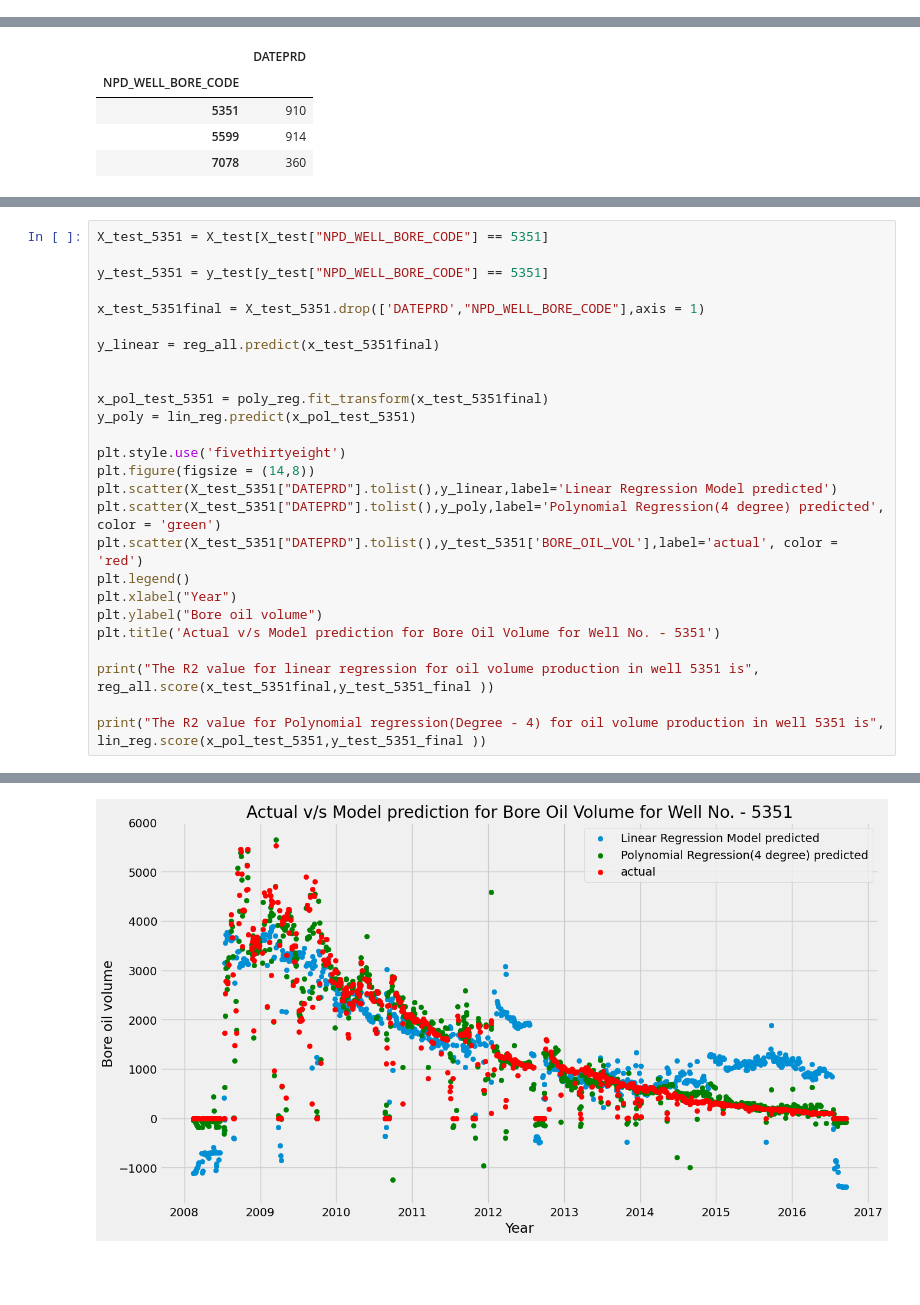
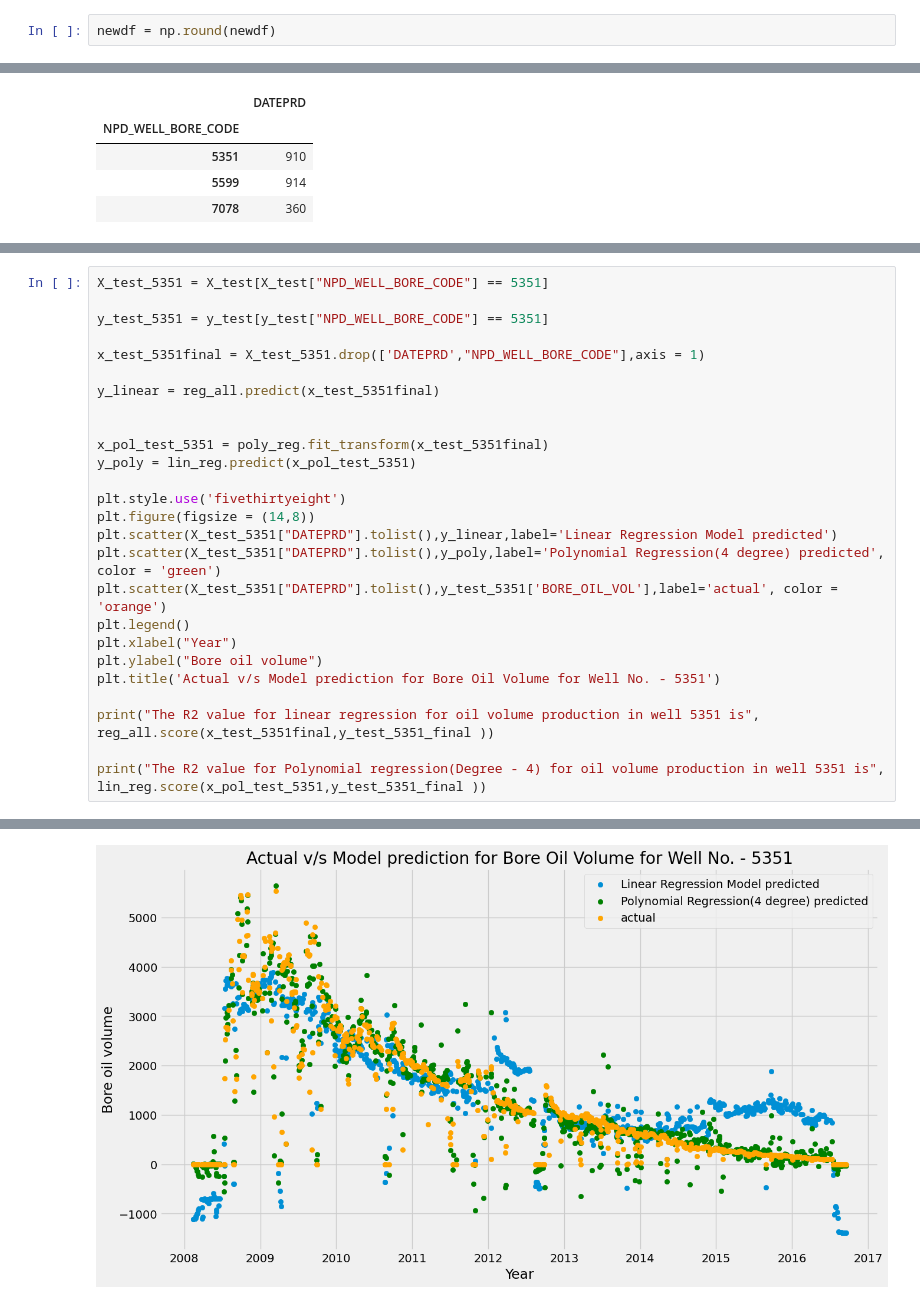
Before and after one commit to Lollyrana/Oil-production-using-ML, a Jupyter notebook: model.ipynb, the cells around one changed output, grey strips where cells are left out. Cells and saved outputs as stored; diff of their text form; blank space fills up the shorter version.

```diff
--- a/model.ipynb
+++ b/model.ipynb
@@ -38,0 +48,2 @@ newdf['BORE_WAT_VOL'] = newdf['BORE_WAT_VOL'].fillna(method='pad')
+# %%
+newdf = np.round(newdf)
@@ -373,7 +419,7 @@ plt.style.use('fivethirtyeight')
 plt.figure(figsize = (14,8))
 plt.scatter(X_test_5351["DATEPRD"].tolist(),y_linear,label='Linear Regression Model predicted')
 plt.scatter(X_test_5351["DATEPRD"].tolist(),y_poly,label='Polynomial Regression(4 degree) predicted', color = 'green')
-plt.scatter(X_test_5351["DATEPRD"].tolist(),y_test_5351['BORE_OIL_VOL'],label='actual', color = 'red')
+plt.scatter(X_test_5351["DATEPRD"].tolist(),y_test_5351['BORE_OIL_VOL'],label='actual', color = 'orange')
 plt.legend()
 plt.xlabel("Year")
 plt.ylabel("Bore oil volume")
@@ -388 +434 @@ The R2 value for Polynomial regression(Degree - 4) for oil volume production in
-[figure, old version]
+[figure, new version]
```
Also changed, not shown: parts of 67 cells of this notebook, 2 other files.
